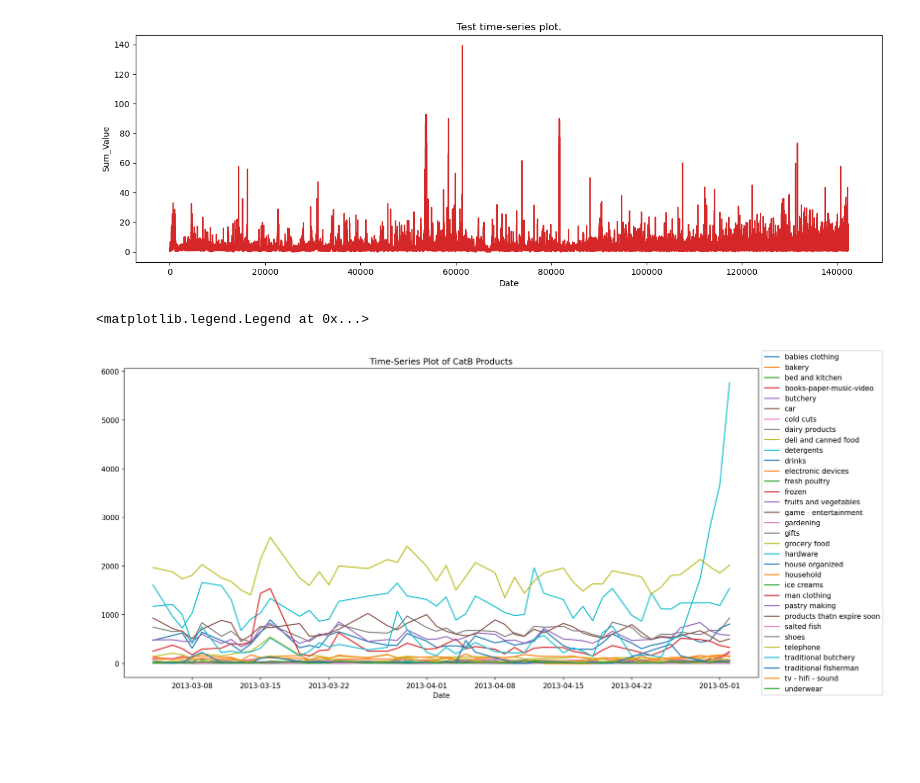
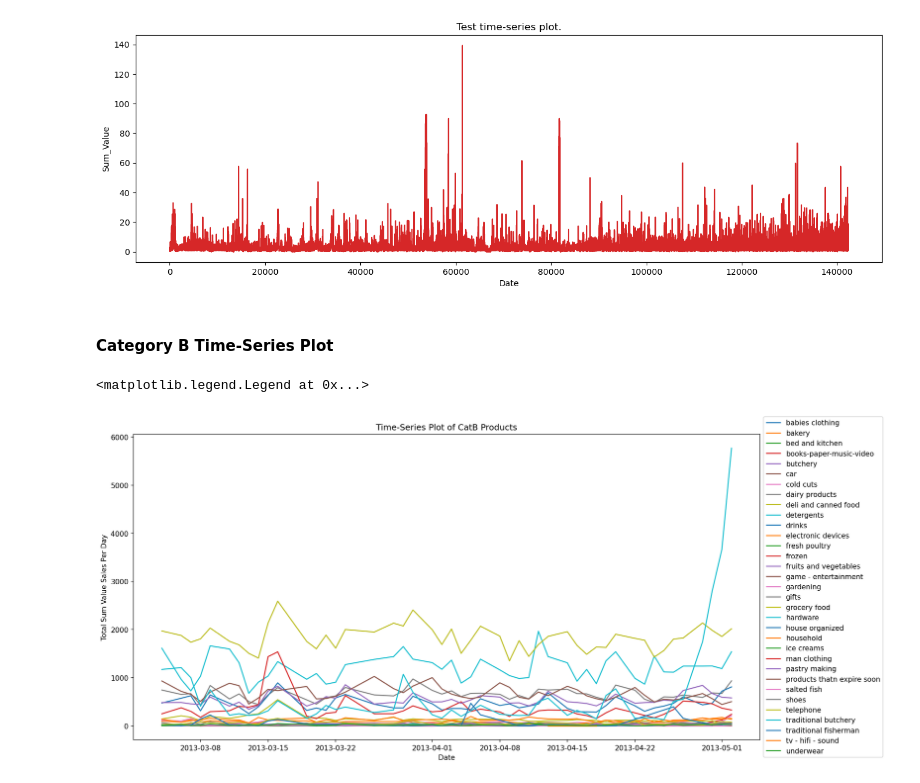
Before and after one commit to kiansweeney11/ms5106-bigdata, a Jupyter notebook: q1.ipynb, the cells around one changed output. Drawn from its saved outputs; the diff is of its cells as text; code cells hidden in the pictures; blank space fills up the shorter version.

```diff
--- a/q1.ipynb
+++ b/q1.ipynb
@@ -304,23 +305,27 @@ def plot_df(df, x, y, title="", xlabel='Date', ylabel='Sum_Value', dpi=100):
 plot_df(df, x = df.index, y = df.Sum_Value, title = 'Test time-series plot.')
 # %% [output]
 [figure]
+# %% [markdown]
+#### Category B Time-Series Plot
 # %%
 plt.figure(figsize=(16, 8), dpi=150)
 
 # using plot method to plot open prices.
 # in plot method we set the label and color of the curve.
 grpss = list(dffff['CategoryBDescription'].unique())
 for i in range(len(grpss)):
     df_temp = dffff.loc[dffff['CategoryBDescription'] == grpss[i]]
     plt.plot(df_temp['Date'], df_temp['Sum_Value'], label = str(grpss[i]))
 
 #adding title to the plot
 plt.title('Time-Series Plot of CatB Products')
 
 # adding Label to the x-axis
 plt.xlabel('Date')
+# add y label
+plt.ylabel('Total Sum Value Sales Per Day')
 # adding legend to the curve
 plt.legend(loc='center left', bbox_to_anchor=(1, 0.5))
 # %% [output]
 <matplotlib.legend.Legend at 0x...>
-[figure, old version]
+[figure, new version]
```
Also changed, not shown: parts of 2 cells of this notebook.
